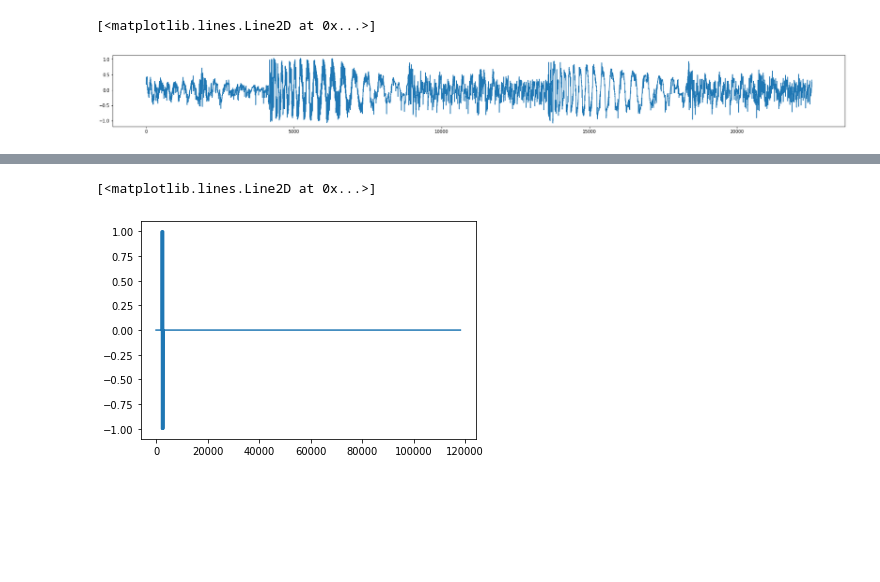
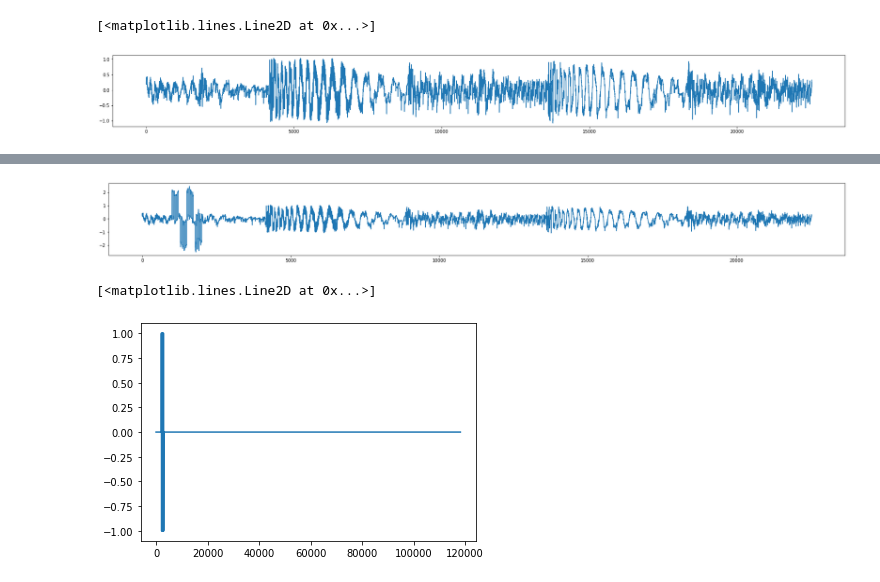
Before and after one commit to KathrynPanger/SignalDependence, a Jupyter notebook: librosa_waves_v2.ipynb, the cells around one changed output, grey strips where cells are left out. Cells and saved outputs as stored; diff of their text form; code cells hidden in the pictures; blank space fills up the shorter version.

```diff
--- a/librosa_waves_v2.ipynb
+++ b/librosa_waves_v2.ipynb
@@ -117,3 +143,7 @@ small.plotSquareForier()
+# %%
+small.plotCombined()
+# %% [output]
+[figure, added]
 # %%
 #transformed music
 def transform_and_plot(dt,data):
```
Also changed, not shown: parts of 8 cells of this notebook.
